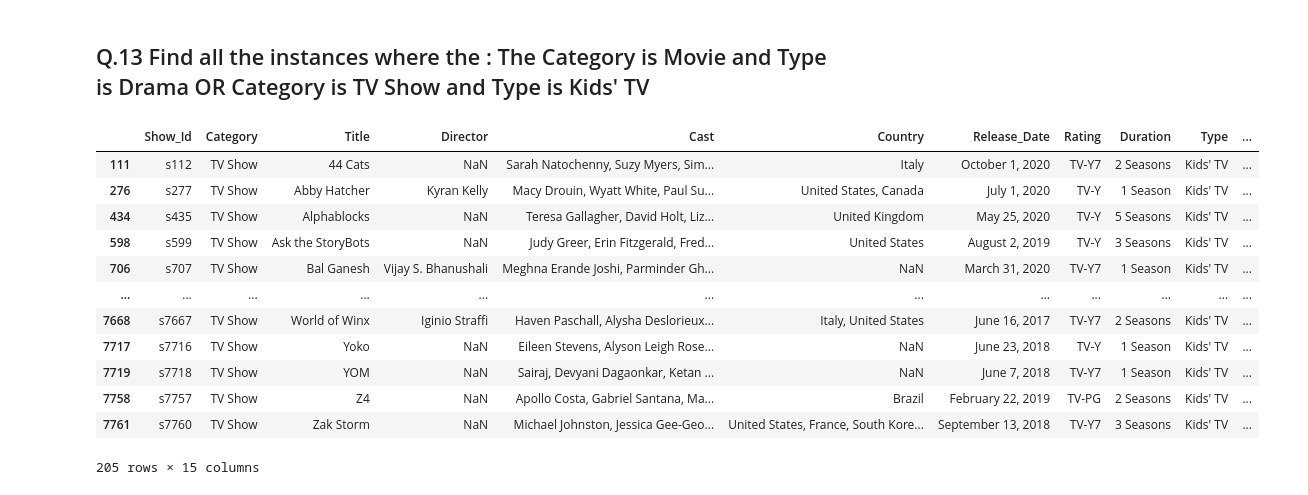
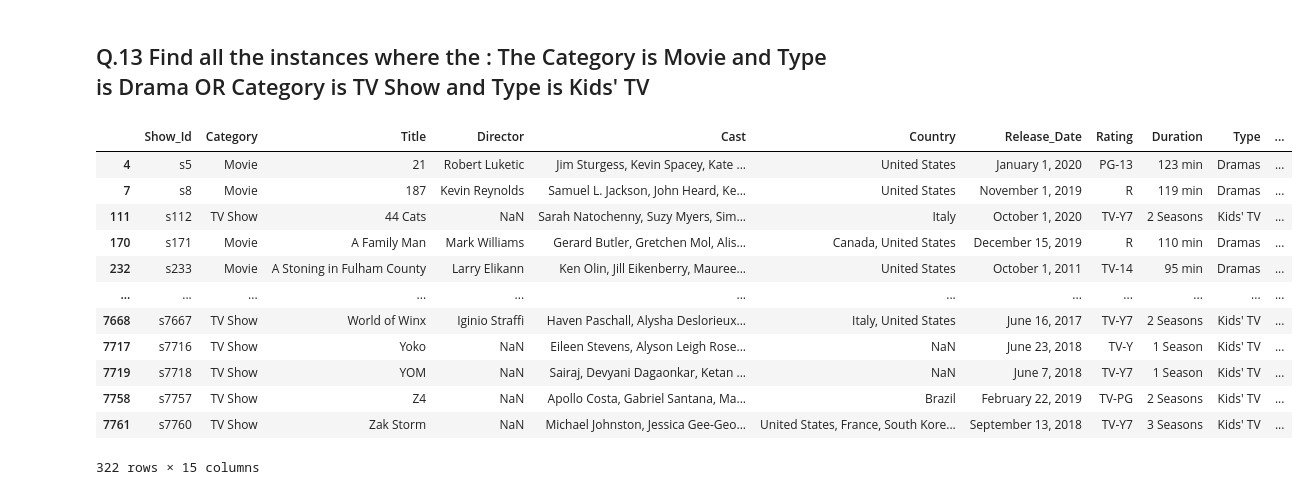
Before and after one commit to NAITSAIDI/Data_science_projects, a Jupyter notebook: Netflix_project_8/Netflix_data_analysis.ipynb, the cells around one changed output. Drawn from its saved outputs; the diff is of its cells as text; code cells hidden in the pictures.

```diff
--- a/Netflix_project_8/Netflix_data_analysis.ipynb
+++ b/Netflix_project_8/Netflix_data_analysis.ipynb
@@ -562,18 +562,18 @@ data.sort_values(by = "Year", ascending = False)
 # %% [markdown]
 ## Q.13  Find all the instances where the : The Category is Movie and Type is Drama OR Category is TV Show and Type is Kids' TV
 # %%
-data[(data["Category"] == "Movie") & (data["Type"]== "Drama") | (data["Category"] == "TV Show") & (data["Type"]== "Kids' TV")]
+data[(data["Category"] == "Movie") & (data["Type"]== "Dramas") | (data["Category"] == "TV Show") & (data["Type"]== "Kids' TV")]
 # %% [output]
 |  | Show_Id | Category | Title | Director | Cast | Country | Release_Date | Rating | Duration | Type | ... |
+| 4 | s5 | Movie | 21 | Robert Luketic | Jim Sturgess, Kevin Spacey, Kate ... | United States | January 1, 2020 | PG-13 | 123 min | Dramas | ... |
+| 7 | s8 | Movie | 187 | Kevin Reynolds | Samuel L. Jackson, John Heard, Ke... | United States | November 1, 2019 | R | 119 min | Dramas | ... |
 | 111 | s112 | TV Show | 44 Cats | NaN | Sarah Natochenny, Suzy Myers, Sim... | Italy | October 1, 2020 | TV-Y7 | 2 Seasons | Kids' TV | ... |
-| 276 | s277 | TV Show | Abby Hatcher | Kyran Kelly | Macy Drouin, Wyatt White, Paul Su... | United States, Canada | July 1, 2020 | TV-Y | 1 Season | Kids' TV | ... |
-| 434 | s435 | TV Show | Alphablocks | NaN | Teresa Gallagher, David Holt, Liz... | United Kingdom | May 25, 2020 | TV-Y | 5 Seasons | Kids' TV | ... |
-| 598 | s599 | TV Show | Ask the StoryBots | NaN | Judy Greer, Erin Fitzgerald, Fred... | United States | August 2, 2019 | TV-Y | 3 Seasons | Kids' TV | ... |
-| 706 | s707 | TV Show | Bal Ganesh | Vijay S. Bhanushali | Meghna Erande Joshi, Parminder Gh... | NaN | March 31, 2020 | TV-Y7 | 1 Season | Kids' TV | ... |
+| 170 | s171 | Movie | A Family Man | Mark Williams | Gerard Butler, Gretchen Mol, Alis... | Canada, United States | December 15, 2019 | R | 110 min | Dramas | ... |
+| 232 | s233 | Movie | A Stoning in Fulham County | Larry Elikann | Ken Olin, Jill Eikenberry, Mauree... | United States | October 1, 2011 | TV-14 | 95 min | Dramas | ... |
 | ... | ... | ... | ... | ... | ... | ... | ... | ... | ... | ... | ... |
 | 7668 | s7667 | TV Show | World of Winx | Iginio Straffi | Haven Paschall, Alysha Deslorieux... | Italy, United States | June 16, 2017 | TV-Y7 | 2 Seasons | Kids' TV | ... |
 | 7717 | s7716 | TV Show | Yoko | NaN | Eileen Stevens, Alyson Leigh Rose... | NaN | June 23, 2018 | TV-Y | 1 Season | Kids' TV | ... |
 | 7719 | s7718 | TV Show | YOM | NaN | Sairaj, Devyani Dagaonkar, Ketan ... | NaN | June 7, 2018 | TV-Y7 | 1 Season | Kids' TV | ... |
 | 7758 | s7757 | TV Show | Z4 | NaN | Apollo Costa, Gabriel Santana, Ma... | Brazil | February 22, 2019 | TV-PG | 2 Seasons | Kids' TV | ... |
 | 7761 | s7760 | TV Show | Zak Storm | NaN | Michael Johnston, Jessica Gee-Geo... | United States, France, South Kore... | September 13, 2018 | TV-Y7 | 3 Seasons | Kids' TV | ... |
-205 rows × 15 columns
+322 rows × 15 columns
```
Also changed, not shown: 1 other file.
